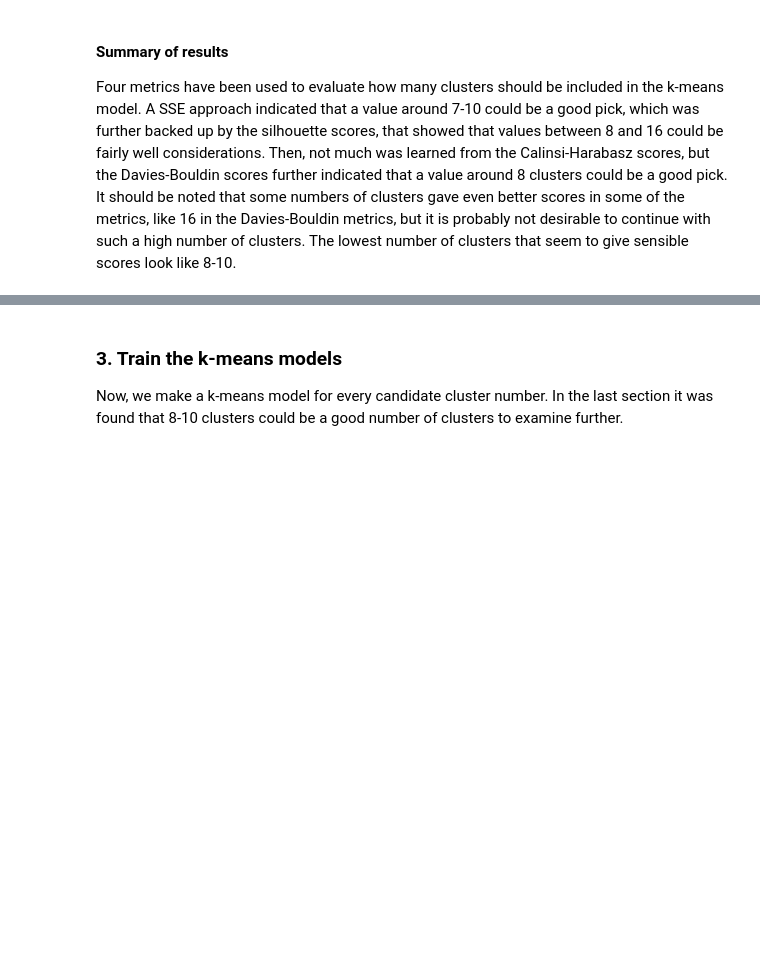
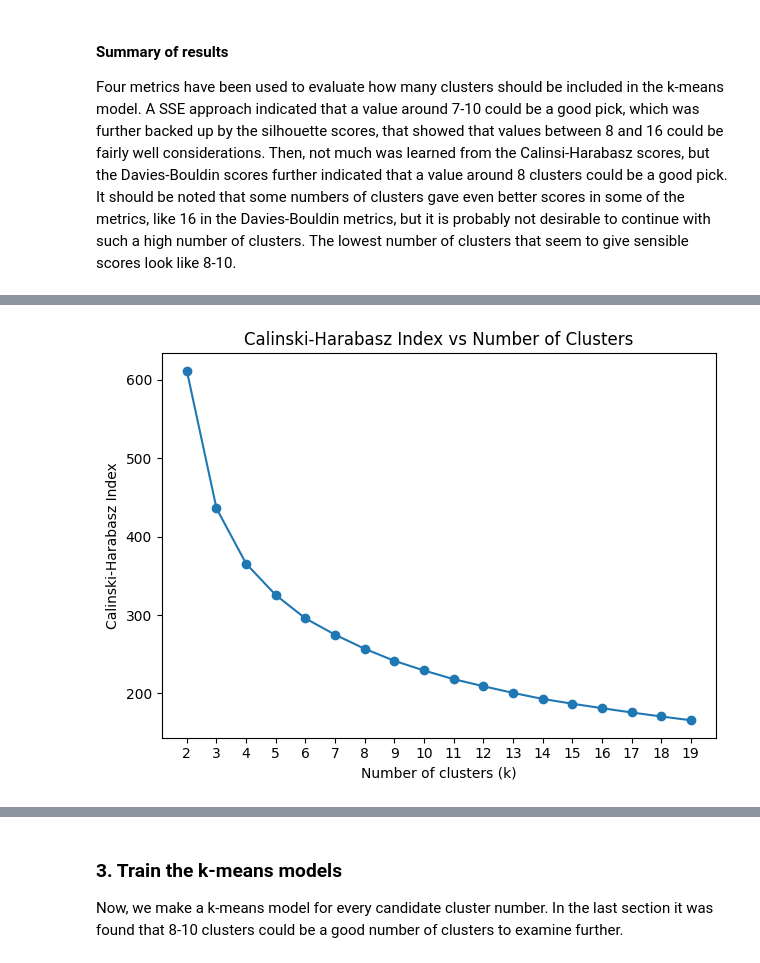
Before and after one commit to sannahartmann/Assignment-1-Unsupervised-learning, a Jupyter notebook: assignment1.ipynb, the cells around one changed output, grey strips where cells are left out. Saved outputs shown, nothing was run; the diff lists cells and outputs as text; code cells hidden in the pictures; blank space fills up the shorter version.

```diff
--- a/assignment1.ipynb
+++ b/assignment1.ipynb
@@ -151,0 +203,11 @@ It should be noted that some numbers of clusters gave even better scores in some
+# %%
+plt.figure()
+plt.plot(k_values, calinski_harabasz, marker='o')
+plt.xlabel('Number of clusters (k)')
+plt.ylabel('Calinski-Harabasz Index')
+plt.title('Calinski-Harabasz Index vs Number of Clusters')
+plt.xticks(k_values)
+plt.tight_layout()
+plt.show()
+# %% [output]
+[figure, added]
```
Also changed, not shown: parts of 8 cells of this notebook.
